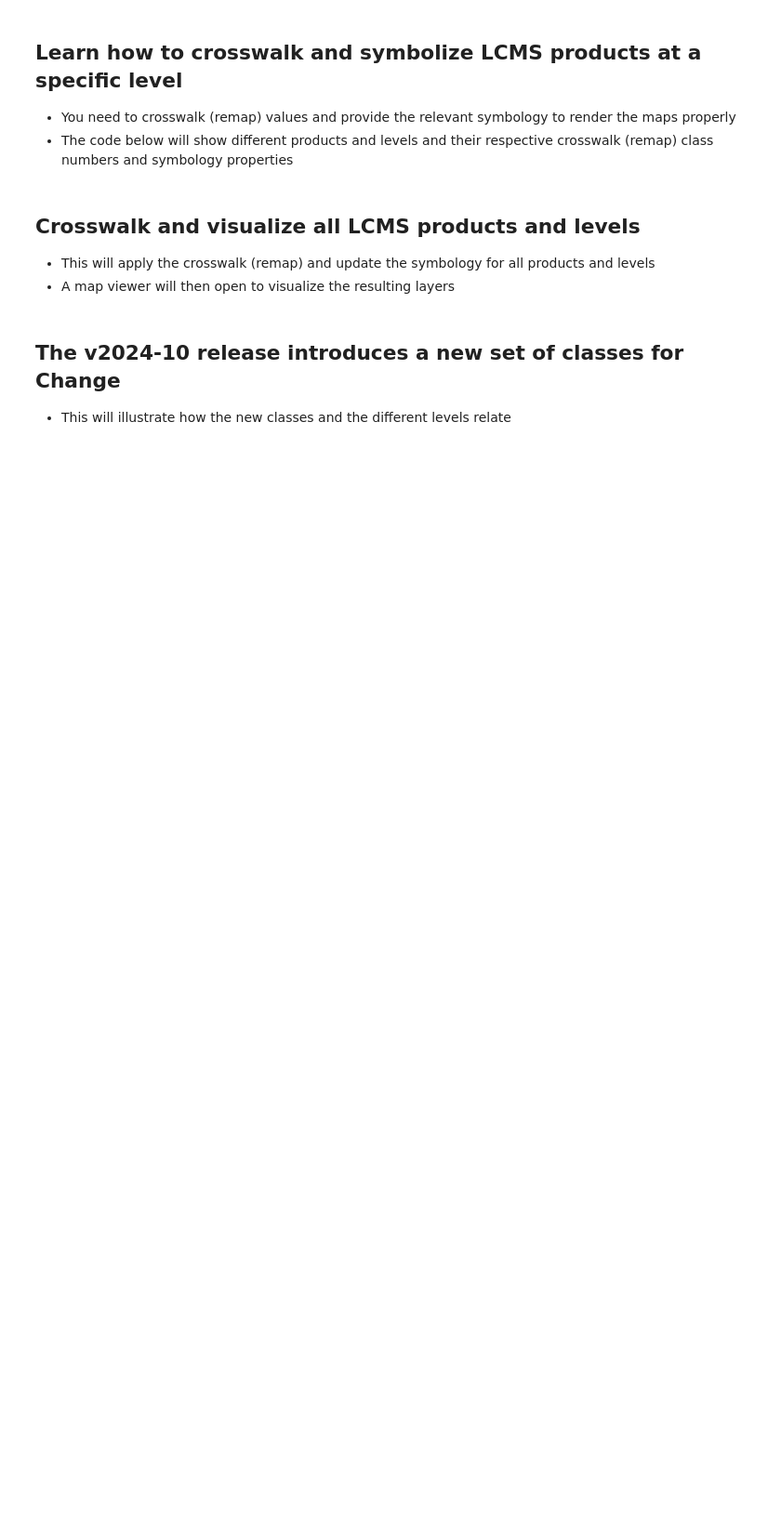
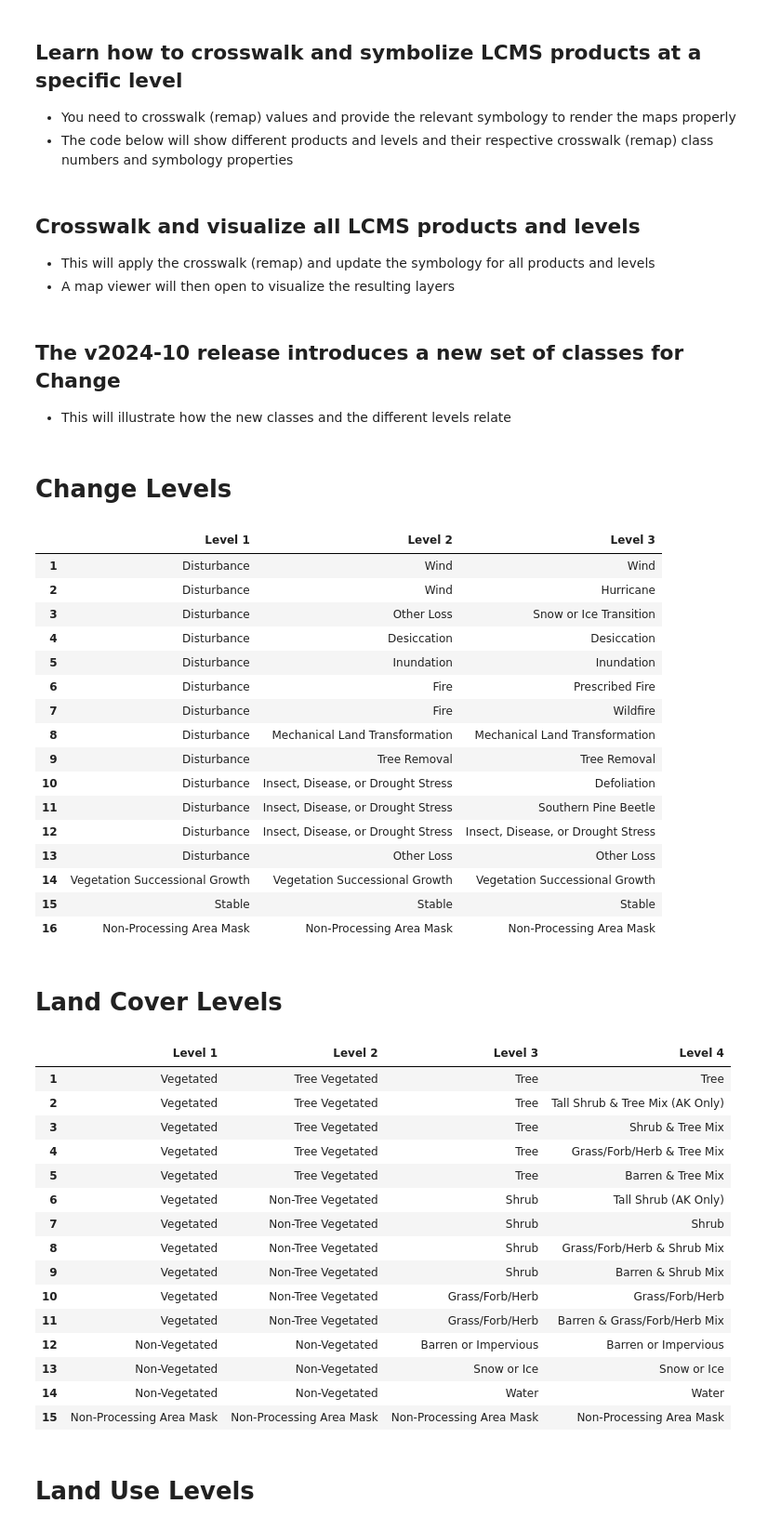
Before and after one commit to gee-community/geeViz, a Jupyter notebook: examples/LCMS_Levels_Viewer_Notebook.ipynb, the cells around one changed output. Shown at 93% size. Drawn from its saved outputs; the diff is of its cells as text; code cells hidden in the pictures; blank space fills up the shorter version.

```diff
--- a/examples/LCMS_Levels_Viewer_Notebook.ipynb
+++ b/examples/LCMS_Levels_Viewer_Notebook.ipynb
@@ -141,7 +174,6 @@ Map.view()
 # %%
 # New 2024.10 release levels
 # Bring in the lookup dictionary and convert it to a Pandas dataframe for easy viewing
-products = list(ll.all_lookup_2024_10.keys())
 # Function to apply color based on lookup
 
 html = ''
@@ -154,31 +186,68 @@ for product in products:
     highest_level = max(available_levels)
 
 
     highest_level = [n for n in product_lookup.keys() if len(n.split("-")) == highest_level]
 
     table = [highest_level]
 
     for level in available_levels[1:]:
         table.append(['-'.join(l.split('-')[:level]) for l in highest_level])
 
     table = np.transpose(table)
 
     color_lookup = {}
     out_table = [[product_lookup[v][2] for v in r] for r in table]
     for r in table:
         for v in r:
             color_lookup[product_lookup[v][2]] = product_lookup[v][1]
 
     df = pd.DataFrame(out_table,index= None)
     blankIndex=[''] * len(df)
 
     df.columns = [f'Level {l}' for l in available_levels]
     df =df[df.columns[::-1]]
 
     # Apply the styling to the DataFrame
     df.index +=1
     df = df.style.applymap(color_cells)
     display(Markdown(f'<h1>{product_title} Levels</h1>'))
     display(df)
-    html += f"""<h3>{product_title}</h3>\n{df.to_html(index=False)}"""
+    html += f"""<h3>{product_title}</h3>\n{df.to_html()}"""
 print(html)
+# %% [output]
+<h1>Change Levels</h1>
+|  | Level 1 | Level 2 | Level 3 |
+| 1 | Disturbance | Wind | Wind |
+| 2 | Disturbance | Wind | Hurricane |
+| 3 | Disturbance | Other Loss | Snow or Ice Transition |
+| 4 | Disturbance | Desiccation | Desiccation |
+| 5 | Disturbance | Inundation | Inundation |
+| 6 | Disturbance | Fire | Prescribed Fire |
+| 7 | Disturbance | Fire | Wildfire |
+| 8 | Disturbance | Mechanical Land Transformation | Mechanical Land Transformation |
+| 9 | Disturbance | Tree Removal | Tree Removal |
+| 10 | Disturbance | Insect, Disease, or Drought Stress | Defoliation |
+| 11 | Disturbance | Insect, Disease, or Drought Stress | Southern Pine Beetle |
+| 12 | Disturbance | Insect, Disease, or Drought Stress | Insect, Disease, or Drought Stress |
+| 13 | Disturbance | Other Loss | Other Loss |
+| 14 | Vegetation Successional Growth | Vegetation Successional Growth | Vegetation Successional Growth |
+| 15 | Stable | Stable | Stable |
+| 16 | Non-Processing Area Mask | Non-Processing Area Mask | Non-Processing Area Mask |
+<h1>Land Cover Levels</h1>
+|  | Level 1 | Level 2 | Level 3 | Level 4 |
+| 1 | Vegetated | Tree Vegetated | Tree | Tree |
+| 2 | Vegetated | Tree Vegetated | Tree | Tall Shrub & Tree Mix (AK Only) |
+| 3 | Vegetated | Tree Vegetated | Tree | Shrub & Tree Mix |
+| 4 | Vegetated | Tree Vegetated | Tree | Grass/Forb/Herb & Tree Mix |
+| 5 | Vegetated | Tree Vegetated | Tree | Barren & Tree Mix |
+| 6 | Vegetated | Non-Tree Vegetated | Shrub | Tall Shrub (AK Only) |
+| 7 | Vegetated | Non-Tree Vegetated | Shrub | Shrub |
+| 8 | Vegetated | Non-Tree Vegetated | Shrub | Grass/Forb/Herb & Shrub Mix |
+| 9 | Vegetated | Non-Tree Vegetated | Shrub | Barren & Shrub Mix |
+| 10 | Vegetated | Non-Tree Vegetated | Grass/Forb/Herb | Grass/Forb/Herb |
+| 11 | Vegetated | Non-Tree Vegetated | Grass/Forb/Herb | Barren & Grass/Forb/Herb Mix |
+| 12 | Non-Vegetated | Non-Vegetated | Barren or Impervious | Barren or Impervious |
+| 13 | Non-Vegetated | Non-Vegetated | Snow or Ice | Snow or Ice |
+| 14 | Non-Vegetated | Non-Vegetated | Water | Water |
+| 15 | Non-Processing Area Mask | Non-Processing Area Mask | Non-Processing Area Mask | Non-Processing Area Mask |
+<h1>Land Use Levels</h1>
```
Also changed, not shown: parts of 7 cells of this notebook, 13 other files.
